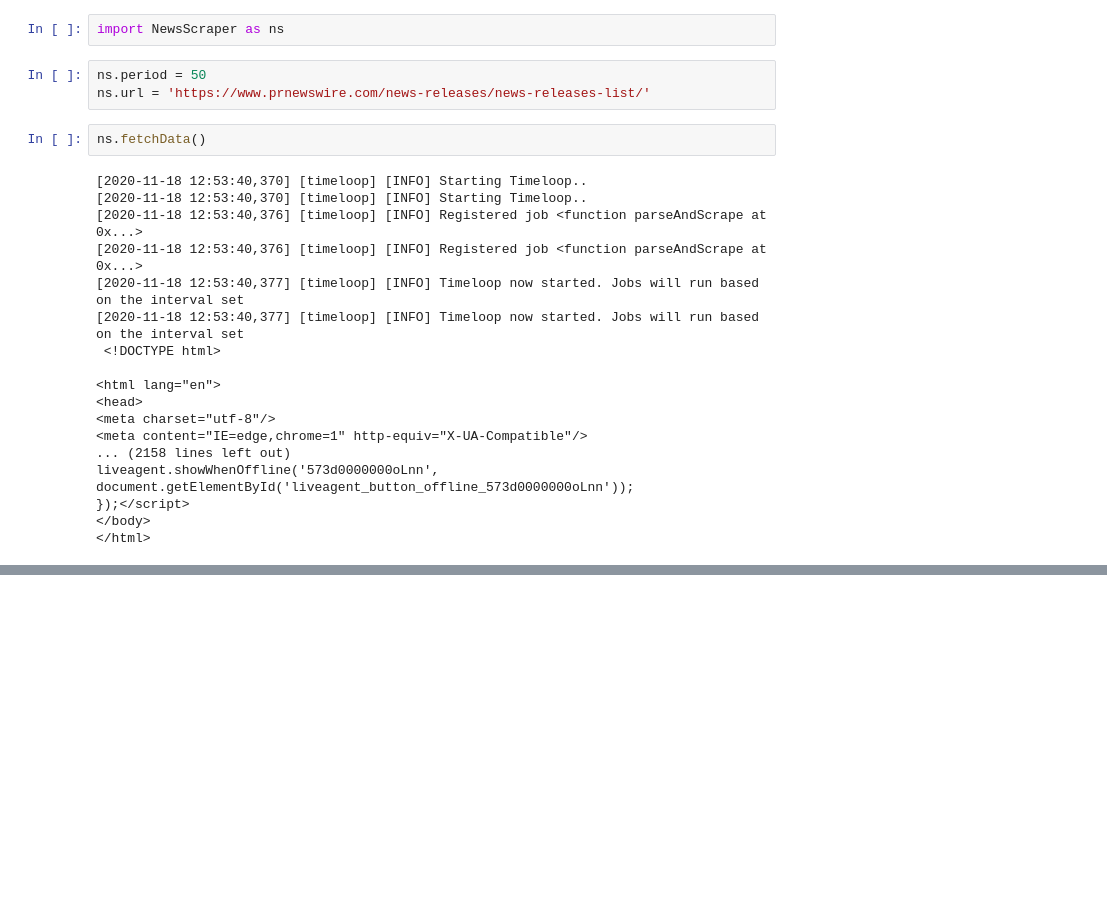
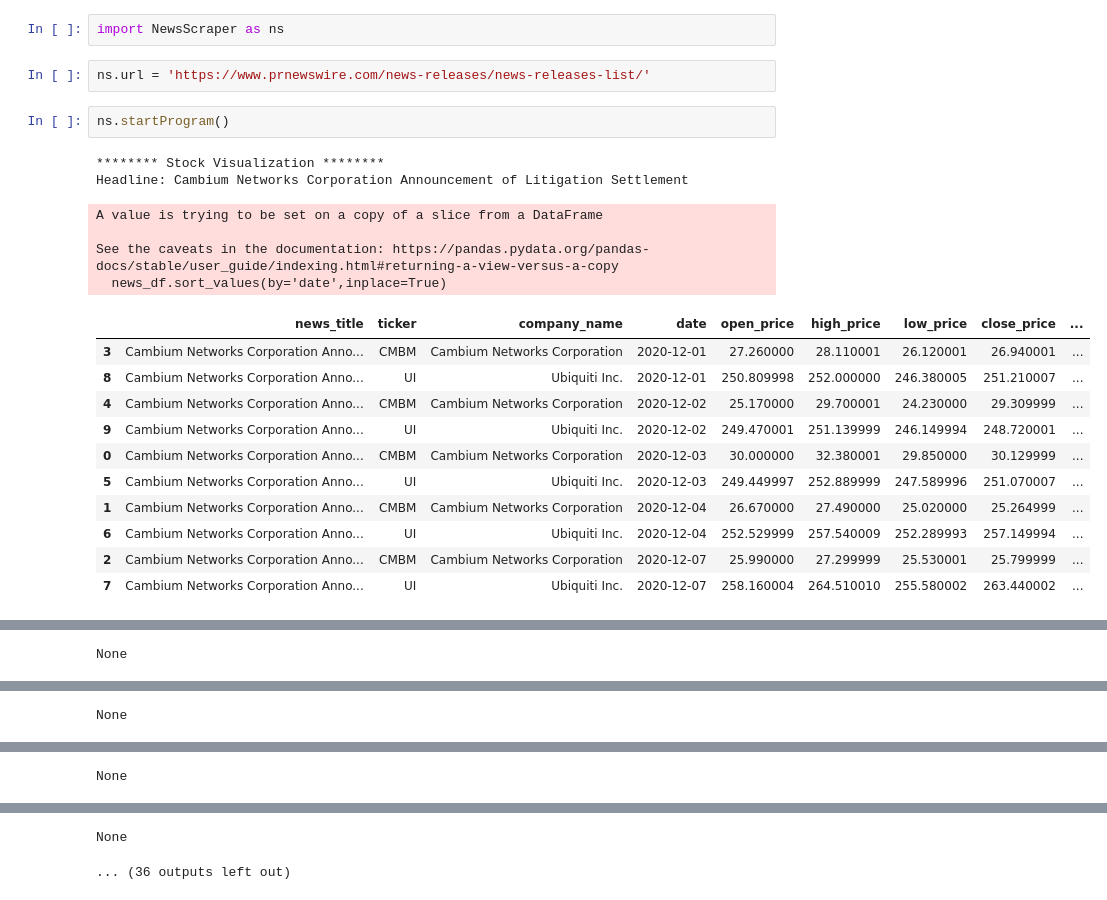
Before and after one commit to dakshvirrehill/AIDI1100-Final-Project, a Jupyter notebook: Dakshvir Singh Rehill - Assignment 2 Final Project - AIDI1100.ipynb, the cells around one changed output, grey strips where cells are left out. Drawn from its saved outputs; the diff is of its cells as text; blank space fills up the shorter version.

```diff
--- a/Dakshvir Singh Rehill - Assignment 2 Final Project - AIDI1100.ipynb
+++ b/Dakshvir Singh Rehill - Assignment 2 Final Project - AIDI1100.ipynb
@@ -14,25 +14,24 @@
 # %%
 import NewsScraper as ns
 # %%
-ns.period = 50
 ns.url = 'https://www.prnewswire.com/news-releases/news-releases-list/'
 # %%
-ns.fetchData()
+ns.startProgram()
 # %% [output]
-[2020-11-18 12:53:40,370] [timeloop] [INFO] Starting Timeloop..
-[2020-11-18 12:53:40,370] [timeloop] [INFO] Starting Timeloop..
-[2020-11-18 12:53:40,376] [timeloop] [INFO] Registered job <function parseAndScrape at 0x...>
-[2020-11-18 12:53:40,376] [timeloop] [INFO] Registered job <function parseAndScrape at 0x...>
-[2020-11-18 12:53:40,377] [timeloop] [INFO] Timeloop now started. Jobs will run based on the interval set
-[2020-11-18 12:53:40,377] [timeloop] [INFO] Timeloop now started. Jobs will run based on the interval set
- <!DOCTYPE html>
-
-<html lang="en">
-<head>
-<meta charset="utf-8"/>
-<meta content="IE=edge,chrome=1" http-equiv="X-UA-Compatible"/>
-... (2158 lines left out)
-liveagent.showWhenOffline('573d0000000oLnn', document.getElementById('liveagent_button_offline_573d0000000oLnn'));
-});</script>
-</body>
-</html>
+******** Stock Visualization ********
+Headline: Cambium Networks Corporation Announcement of Litigation Settlement
+A value is trying to be set on a copy of a slice from a DataFrame
+
+See the caveats in the documentation: https://pandas.pydata.org/pandas-docs/stable/user_guide/indexing.html#returning-a-view-versus-a-copy
+  news_df.sort_values(by='date',inplace=True)
+|  | news_title | ticker | company_name | date | open_price | high_price | low_price | close_price | ... |
+| 3 | Cambium Networks Corporation Anno... | CMBM | Cambium Networks Corporation | 2020-12-01 | 27.260000 | 28.110001 | 26.120001 | 26.940001 | ... |
+| 8 | Cambium Networks Corporation Anno... | UI | Ubiquiti Inc. | 2020-12-01 | 250.809998 | 252.000000 | 246.380005 | 251.210007 | ... |
+| 4 | Cambium Networks Corporation Anno... | CMBM | Cambium Networks Corporation | 2020-12-02 | 25.170000 | 29.700001 | 24.230000 | 29.309999 | ... |
+| 9 | Cambium Networks Corporation Anno... | UI | Ubiquiti Inc. | 2020-12-02 | 249.470001 | 251.139999 | 246.149994 | 248.720001 | ... |
+| 0 | Cambium Networks Corporation Anno... | CMBM | Cambium Networks Corporation | 2020-12-03 | 30.000000 | 32.380001 | 29.850000 | 30.129999 | ... |
+| 5 | Cambium Networks Corporation Anno... | UI | Ubiquiti Inc. | 2020-12-03 | 249.449997 | 252.889999 | 247.589996 | 251.070007 | ... |
+| 1 | Cambium Networks Corporation Anno... | CMBM | Cambium Networks Corporation | 2020-12-04 | 26.670000 | 27.490000 | 25.020000 | 25.264999 | ... |
+| 6 | Cambium Networks Corporation Anno... | UI | Ubiquiti Inc. | 2020-12-04 | 252.529999 | 257.540009 | 252.289993 | 257.149994 | ... |
+| 2 | Cambium Networks Corporation Anno... | CMBM | Cambium Networks Corporation | 2020-12-07 | 25.990000 | 27.299999 | 25.530001 | 25.799999 | ... |
+| 7 | Cambium Networks Corporation Anno... | UI | Ubiquiti Inc. | 2020-12-07 | 258.160004 | 264.510010 | 255.580002 | 263.440002 | ... |
@@ -38,0 +40 @@ liveagent.showWhenOffline('573d0000000oLnn', document.getElementById('liveagent_
+None
@@ -38,0 +42 @@ liveagent.showWhenOffline('573d0000000oLnn', document.getElementById('liveagent_
+None
@@ -38,0 +44 @@ liveagent.showWhenOffline('573d0000000oLnn', document.getElementById('liveagent_
+None
@@ -39 +46,3 @@ liveagent.showWhenOffline('573d0000000oLnn', document.getElementById('liveagent_
+None
+... (36 outputs left out)
 # %%
```
Also changed, not shown: parts of 3 cells of this notebook, 4 other files.
